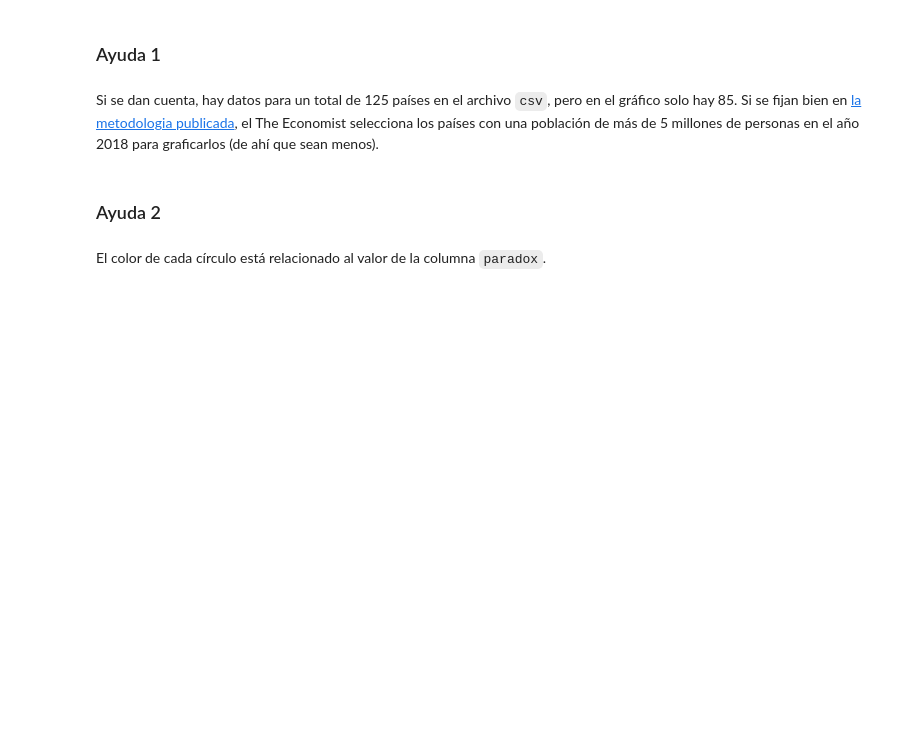
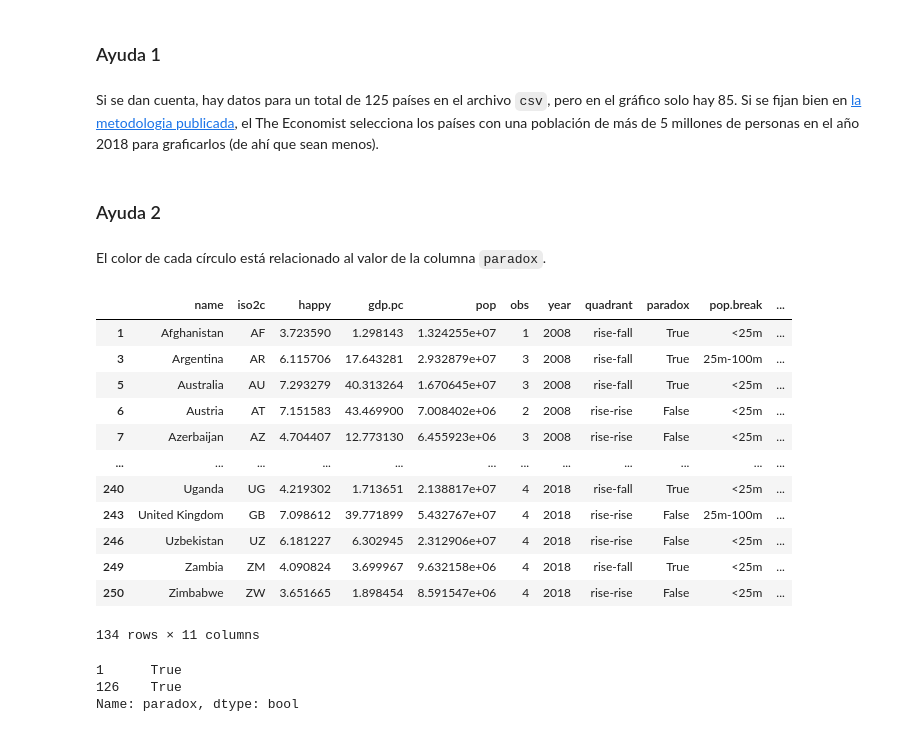
Before and after one commit to Gaddran/ClaseTarea2, a Jupyter notebook: Tarea 2.ipynb, the cells around one changed output. Saved outputs shown, nothing was run; the diff lists cells and outputs as text; code cells hidden in the pictures; blank space fills up the shorter version.

```diff
--- a/Tarea 2.ipynb
+++ b/Tarea 2.ipynb
@@ -164,5 +164,35 @@ Si se dan cuenta, hay datos para un total de 125 países en el archivo `csv`, pe
 ### Ayuda 2
 # %% [markdown]
 El color de cada círculo está relacionado al valor de la columna `paradox`.
+# %%
+df_happy = pd.read_csv(r'.\data\02-happiness-economics.csv', index_col=0)
+hightlight = ["Burundi","Benin","Tanzania","India","Ukraine","Vietnam","Pakistan","China","Brazil","Venezuela","Greece","Spain","Japan",
+              "Germany","Netherlands","United States","United Arab Emirates","Hong Kong"]
+nombres_paises = list(df_happy.query("pop > 5000000 and year == 2018")['name'])
+df1 = df_happy[df_happy['name'].isin(nombres_paises) & ~df_happy['name'].isin(hightlight)].copy()
+df2 = df_happy[df_happy['name'].isin(hightlight)].copy()
+df1['gdp.pc']=df1['gdp.pc']/1000
+df2['gdp.pc']=df2['gdp.pc']/1000
+df1
+# %% [output]
+|  | name | iso2c | happy | gdp.pc | pop | obs | year | quadrant | paradox | pop.break | ... |
+| 1 | Afghanistan | AF | 3.723590 | 1.298143 | 1.324255e+07 | 1 | 2008 | rise-fall | True | <25m | ... |
+| 3 | Argentina | AR | 6.115706 | 17.643281 | 2.932879e+07 | 3 | 2008 | rise-fall | True | 25m-100m | ... |
+| 5 | Australia | AU | 7.293279 | 40.313264 | 1.670645e+07 | 3 | 2008 | rise-fall | True | <25m | ... |
+| 6 | Austria | AT | 7.151583 | 43.469900 | 7.008402e+06 | 2 | 2008 | rise-rise | False | <25m | ... |
+| 7 | Azerbaijan | AZ | 4.704407 | 12.773130 | 6.455923e+06 | 3 | 2008 | rise-rise | False | <25m | ... |
+| ... | ... | ... | ... | ... | ... | ... | ... | ... | ... | ... | ... |
+| 240 | Uganda | UG | 4.219302 | 1.713651 | 2.138817e+07 | 4 | 2018 | rise-fall | True | <25m | ... |
+| 243 | United Kingdom | GB | 7.098612 | 39.771899 | 5.432767e+07 | 4 | 2018 | rise-rise | False | 25m-100m | ... |
+| 246 | Uzbekistan | UZ | 6.181227 | 6.302945 | 2.312906e+07 | 4 | 2018 | rise-rise | False | <25m | ... |
+| 249 | Zambia | ZM | 4.090824 | 3.699967 | 9.632158e+06 | 4 | 2018 | rise-fall | True | <25m | ... |
+| 250 | Zimbabwe | ZW | 3.651665 | 1.898454 | 8.591547e+06 | 4 | 2018 | rise-rise | False | <25m | ... |
+134 rows × 11 columns
+# %%
+datapais.paradox
+# %% [output]
+1      True
+126    True
+Name: paradox, dtype: bool
 # %%
 #scatter
```
Also changed, not shown: parts of 1 cell of this notebook, 1 other file.
